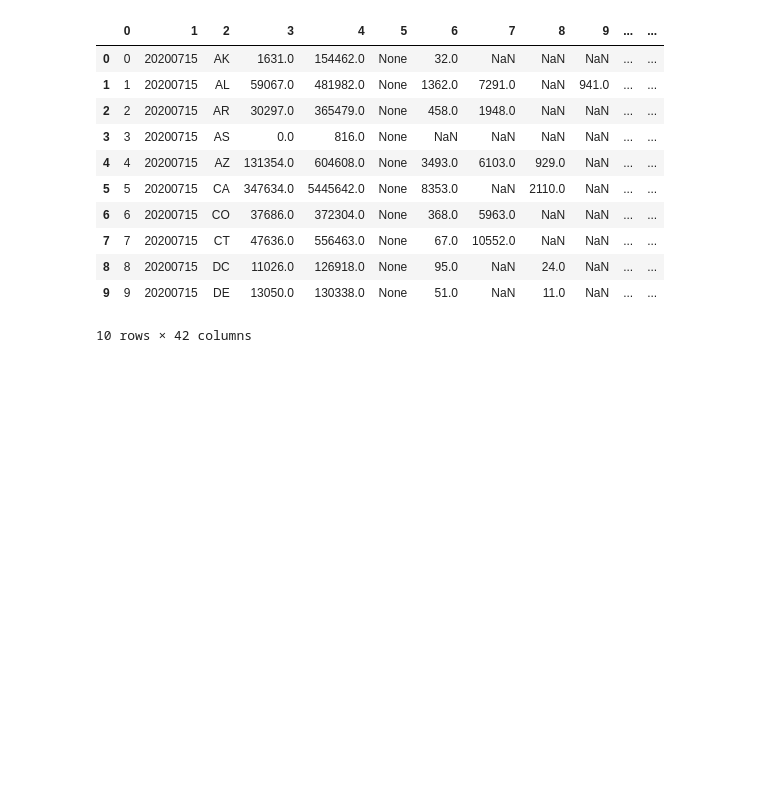
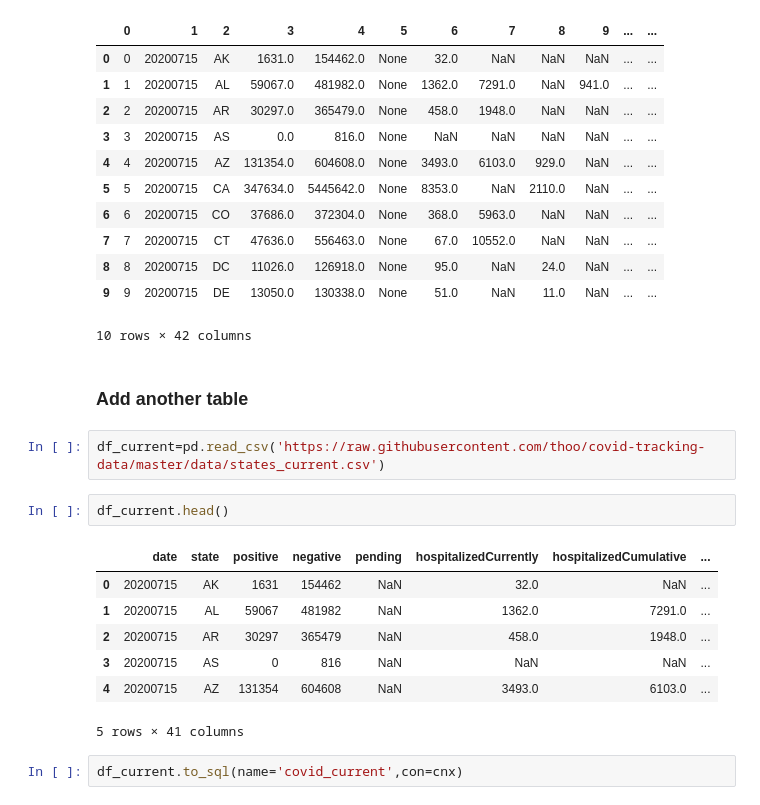
Before and after one commit to thoo/codelabs2020, a Jupyter notebook: week2/sqlite_pandas.ipynb, the cells around one changed output. Drawn from its saved outputs; the diff is of its cells as text; blank space fills up the shorter version.

```diff
--- a/week2/sqlite_pandas.ipynb
+++ b/week2/sqlite_pandas.ipynb
@@ -79,3 +79,19 @@ pd.DataFrame(rows)
 | 8 | 8 | 20200715 | DC | 11026.0 | 126918.0 | None | 95.0 | NaN | 24.0 | NaN | ... | ... |
 | 9 | 9 | 20200715 | DE | 13050.0 | 130338.0 | None | 51.0 | NaN | 11.0 | NaN | ... | ... |
 10 rows × 42 columns
+# %% [markdown]
+### Add another table
+# %%
+df_current=pd.read_csv('https://raw.githubusercontent.com/thoo/covid-tracking-data/master/data/states_current.csv')
+# %%
+df_current.head()
+# %% [output]
+|  | date | state | positive | negative | pending | hospitalizedCurrently | hospitalizedCumulative | ... |
+| 0 | 20200715 | AK | 1631 | 154462 | NaN | 32.0 | NaN | ... |
+| 1 | 20200715 | AL | 59067 | 481982 | NaN | 1362.0 | 7291.0 | ... |
+| 2 | 20200715 | AR | 30297 | 365479 | NaN | 458.0 | 1948.0 | ... |
+| 3 | 20200715 | AS | 0 | 816 | NaN | NaN | NaN | ... |
+| 4 | 20200715 | AZ | 131354 | 604608 | NaN | 3493.0 | 6103.0 | ... |
+5 rows × 41 columns
+# %%
+df_current.to_sql(name='covid_current',con=cnx)
```
Also changed, not shown: parts of 1 cell of this notebook.
